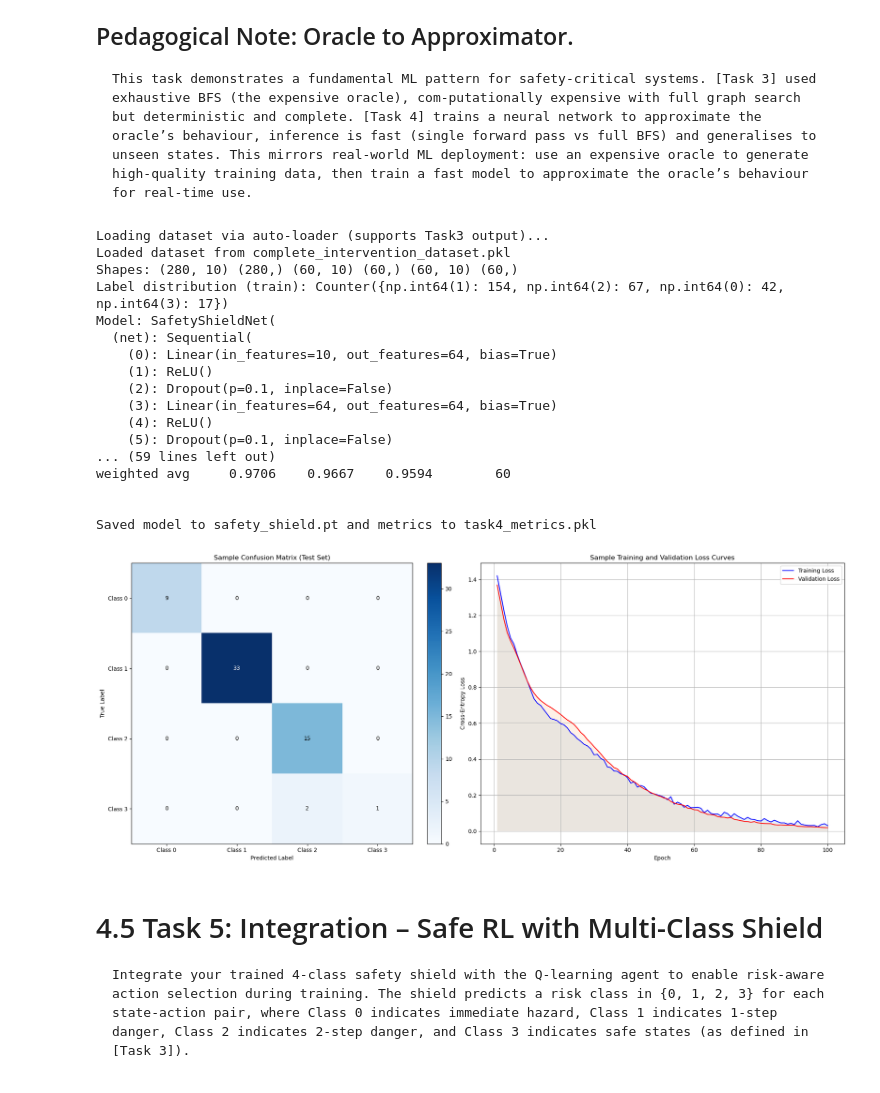
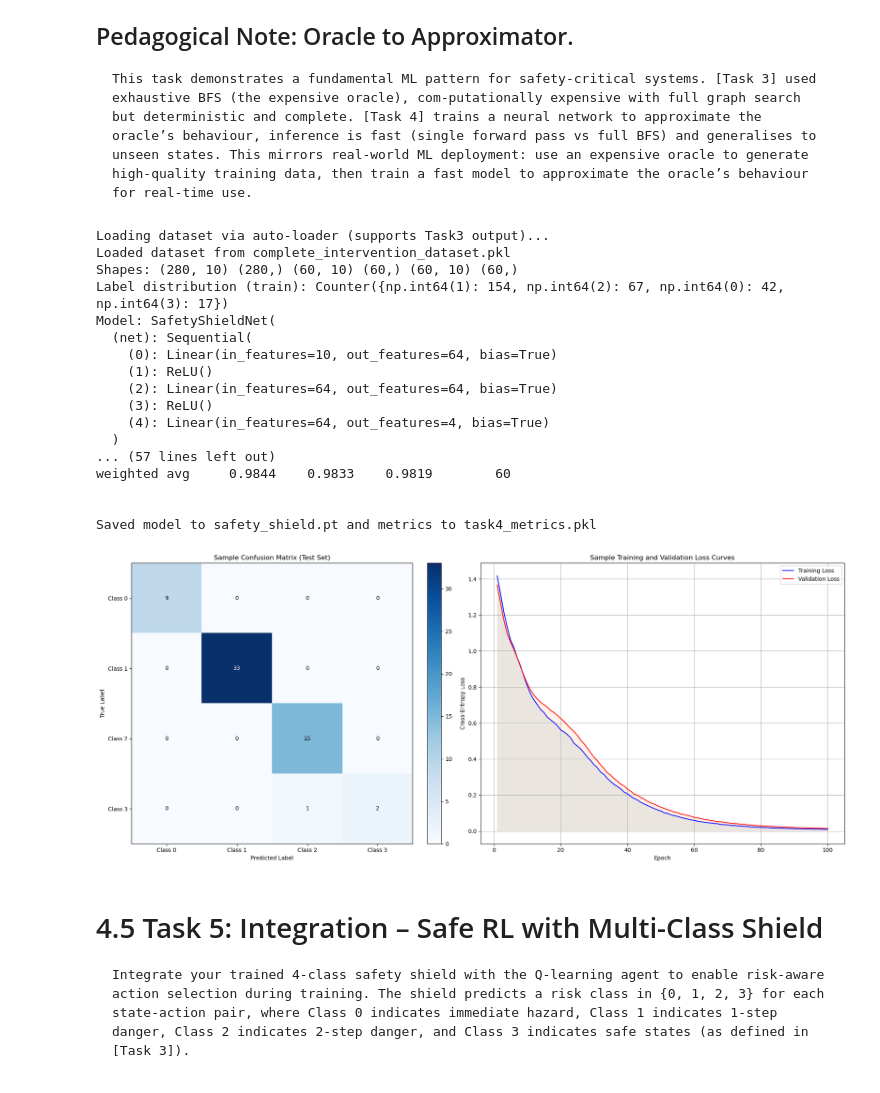
Before and after one commit to kurin0u0/9814, a Jupyter notebook: z5709922_assignment2/z5709922_assignment2.ipynb, the cells around one changed output. Saved outputs shown, nothing was run; the diff lists cells and outputs as text; code cells hidden in the pictures.

```diff
--- a/z5709922_assignment2/z5709922_assignment2.ipynb
+++ b/z5709922_assignment2/z5709922_assignment2.ipynb
@@ -877,10 +877,8 @@ class SafetyShieldNet(nn.Module):
         self.net = nn.Sequential(
             nn.Linear(input_dim, hidden1),
             nn.ReLU(),
-            nn.Dropout(0.1),  # 在每个 ReLU 后面轻度随机失活
             nn.Linear(hidden1, hidden2),
             nn.ReLU(),
-            nn.Dropout(0.1),  # 在每个 ReLU 后面轻度随机失活
             nn.Linear(hidden2, n_classes)
         )
 
@@ -1179,40 +1177,40 @@ def main(use_auto_loader: bool = True,
     ax2.plot(np.arange(1, len(val_losses) + 1), val_losses, label="Validation Loss", linewidth=1.5, color='red')
     ax2.fill_between(np.arange(1, len(train_losses) + 1), train_losses, alpha=0.1)
     ax2.fill_between(np.arange(1, len(val_losses) + 1), val_losses, alpha=0.1)
     ax2.set_title("Sample Training and Validation Loss Curves")
     ax2.set_xlabel("Epoch")
     ax2.set_ylabel("Cross-Entropy Loss")
     ax2.legend()
     ax2.grid(True)
 
     plt.tight_layout()
     plt.show()
 
 if __name__ == "__main__":
     # If you have a SafeGridWorld env in scope and want to pass it, do:
     # from safegrid import SafeGridWorld
     # env = SafeGridWorld(random_start=False)
     # main(use_auto_loader=True, dataset_path="/mnt/data/complete_intervention_dataset.pkl", env=env, action_map=env.ACTIONS)
     main()
 # %% [output]
 Loading dataset via auto-loader (supports Task3 output)...
 Loaded dataset from complete_intervention_dataset.pkl
 Shapes: (280, 10) (280,) (60, 10) (60,) (60, 10) (60,)
 Label distribution (train): Counter({np.int64(1): 154, np.int64(2): 67, np.int64(0): 42, np.int64(3): 17})
 Model: SafetyShieldNet(
   (net): Sequential(
     (0): Linear(in_features=10, out_features=64, bias=True)
     (1): ReLU()
-    (2): Dropout(p=0.1, inplace=False)
-    (3): Linear(in_features=64, out_features=64, bias=True)
-    (4): ReLU()
-    (5): Dropout(p=0.1, inplace=False)
-... (59 lines left out)
-weighted avg     0.9706    0.9667    0.9594        60
+    (2): Linear(in_features=64, out_features=64, bias=True)
+    (3): ReLU()
+    (4): Linear(in_features=64, out_features=4, bias=True)
+  )
+... (57 lines left out)
+weighted avg     0.9844    0.9833    0.9819        60
 
 
 Saved model to safety_shield.pt and metrics to task4_metrics.pkl
-[figure, old version]
+[figure, new version]
 # %% [markdown]
 # 4.5 Task 5: Integration – Safe RL with Multi-Class Shield
     Integrate your trained 4-class safety shield with the Q-learning agent to enable risk-aware action selection during training. The shield predicts a risk class in {0, 1, 2, 3} for each state-action pair, where Class 0 indicates immediate hazard, Class 1 indicates 1-step danger, Class 2 indicates 2-step danger, and Class 3 indicates safe states (as defined in [Task 3]).
```
Also changed, not shown: parts of 1 cell of this notebook, 4 other files.
